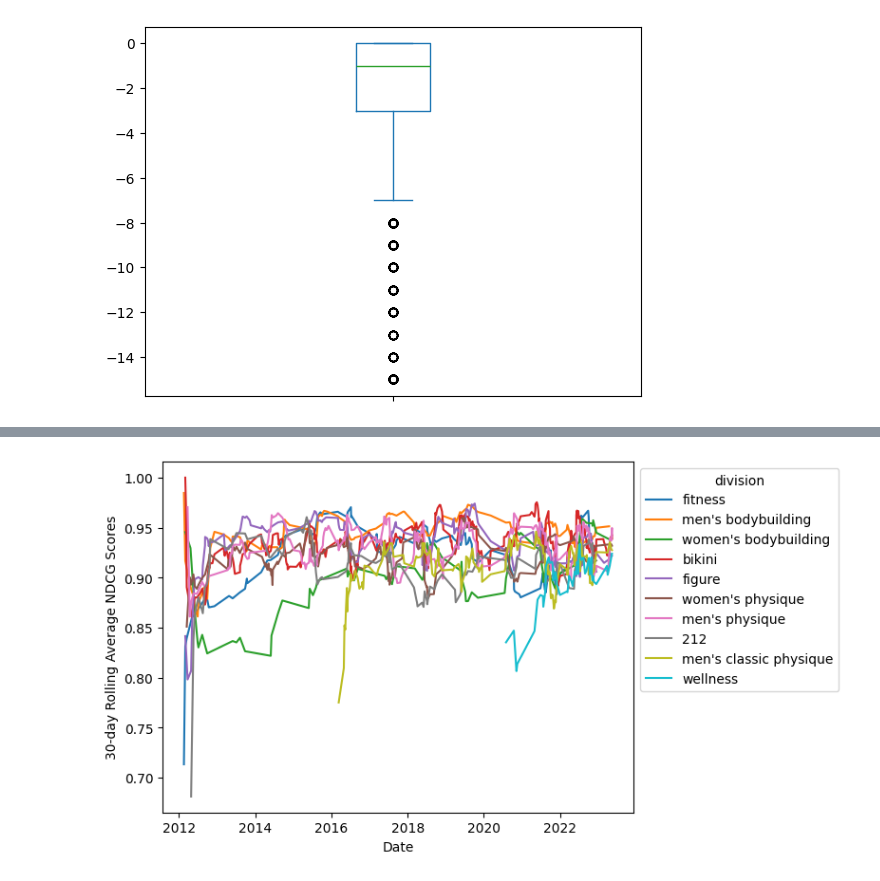
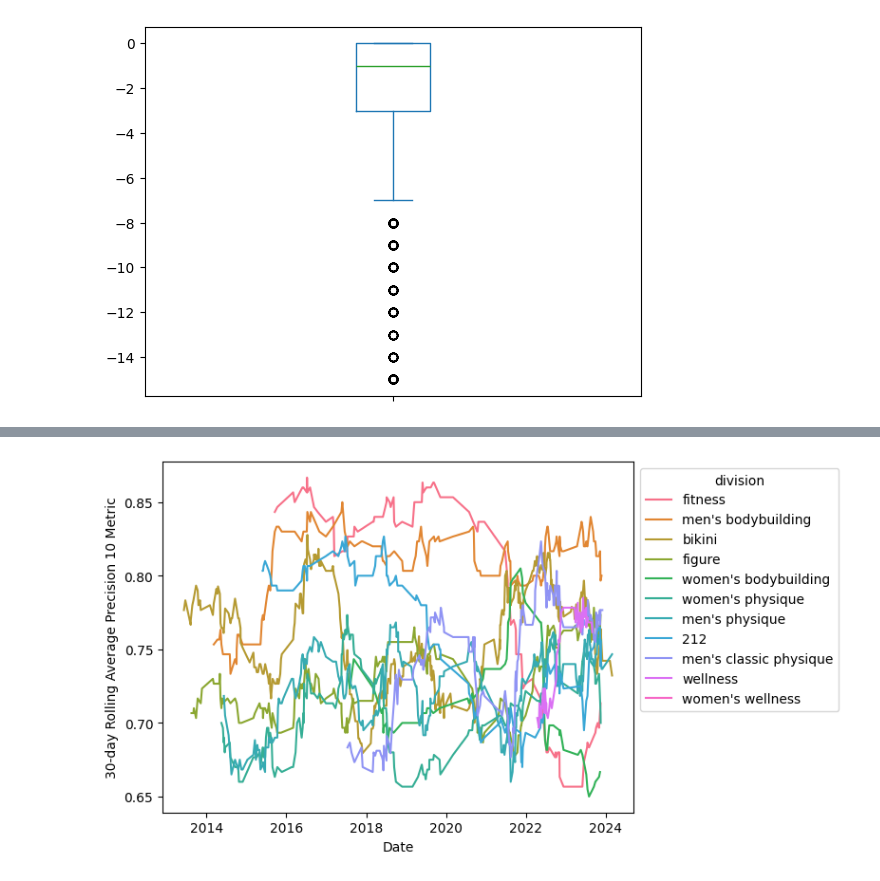
Before and after one commit to andrei-prokhorov/bodybuilding-ranking, a Jupyter notebook: elo_rating.ipynb, the cells around one changed output, grey strips where cells are left out. Saved outputs shown, nothing was run; the diff lists cells and outputs as text; code cells hidden in the pictures.

Commit message:
comparing metrics

```diff
--- a/elo_rating.ipynb
+++ b/elo_rating.ipynb
@@ -296,8 +294,6 @@ Name: count, dtype: int64
 for k in range(10, 300, 50):
     df_pro_open[f'elo_{k}_rank'] = df_pro_open.groupby(['contest_date', 'contest_name', 'division'])[f'elo_{k}_rating'].rank(ascending=False, method='first')
     df_pro_open.loc[df_pro_open[f'elo_{k}_rank'] > 16, f'elo_{k}_rank'] = 16
-df_pro_open[f'elo_rank'] = df_pro_open.groupby(['contest_date', 'contest_name', 'division'])[f'elo_rating'].rank(ascending=False, method='first')
-df_pro_open.loc[df_pro_open[f'elo_rank'] > 16, f'elo_rank'] = 16
 # %%
 df_pro_open.tail()
 # %% [output]
@@ -319,6 +315,7 @@ for div in df_pro_open['division'].unique():
     for dt in df_pro_open['contest_date'].unique():
         temp_df = df_pro_open[df_pro_open['contest_date'] == dt]
         scores = []
+        scores_random = []
         for ctst in temp_df['contest_name'].unique():
             temp_df_2 = temp_df[(temp_df['contest_name'] == ctst) & (temp_df['division'] == div)]
             temp_df_2 = temp_df_2.dropna()
@@ -327,8 +324,8 @@ for div in df_pro_open['division'].unique():
             y_true = temp_df_2['placing']
             y_predict = temp_df_2['elo_60_rank']
             scores.append(ndcg_score([y_true], [y_predict], ignore_ties=True))
+            y_predict = list(y_predict)
+            random.shuffle(y_predict)
+            scores_random.append(ndcg_score([y_true], [y_predict], ignore_ties=True))
         if scores:
-            rows_list.append({'date': dt, 'ndcg_score': sum(scores) / len(scores), 'division': div})
-
-ndcg_df = pd.DataFrame(rows_list)
-ndcg_df['30_day_rolling_avg'] = ndcg_df.groupby('division')['ndcg_score'].transform(lambda x: x.rolling(10, 1).mean())
+            rows_list.append({'date': dt, 'ndcg_score': sum(scores) / len(scores), 'ndcg_score_random': sum(scores_random) / len(scores_random), 'division': div})
@@ -335,7 +399,33 @@ ndcg_df['30_day_rolling_avg'] = ndcg_df.groupby('division')['ndcg_score'].transf
+# %%
+rows_list = []
+for div in df_pro_open['division'].unique():
+    for dt in df_pro_open['contest_date'].unique():
+        temp_df = df_pro_open[df_pro_open['contest_date'] == dt]
+        scores = []
+        scores_random = []
+        for ctst in temp_df['contest_name'].unique():
+            temp_df_2 = temp_df[(temp_df['contest_name'] == ctst) & (temp_df['division'] == div)]
+            temp_df_2 = temp_df_2.dropna()
+            if len(temp_df_2) < 2:
+                continue
+            top_10_placing = temp_df_2.sort_values(by=['placing'], ascending=True).head(10)
+            top_10_elo = temp_df_2.sort_values(by=['elo_60_rank'], ascending=True).head(10)
+            scores.append(0.1 * len(pd.merge(top_10_placing, top_10_elo, how='inner', on=['competitor_name'])))
+            top_10_random = temp_df_2.sample(frac=1).head(10)
+            scores_random.append(0.1 * len(pd.merge(top_10_placing, top_10_random, how='inner', on=['competitor_name'])))
+        if scores:
+            rows_list.append({'date': dt,
+                              'precision_10_score': sum(scores) / len(scores),
+                              'precision_10_score_random': sum(scores_random) / len(scores_random),
+                              'division': div})
+# %%
+precision_10_df = pd.DataFrame(rows_list)
+precision_10_df['30_day_rolling_avg_precision_10'] = precision_10_df.groupby('division')['precision_10_score'].transform(lambda x: x.rolling(30, 30).mean())
+precision_10_df['30_day_rolling_avg_random_precision_10'] = precision_10_df.groupby('division')['precision_10_score_random'].transform(lambda x: x.rolling(30, 30).mean())
 # %%
-ax = sns.lineplot(data=ndcg_df, x='date', y='30_day_rolling_avg', hue='division')
+ax = sns.lineplot(data=precision_10_df, x='date', y='30_day_rolling_avg_precision_10', hue='division')
 plt.xlabel('Date')
-plt.ylabel('30-day Rolling Average NDCG Scores')
+plt.ylabel('30-day Rolling Average Precision 10 Metric')
 sns.move_legend(ax, "upper left", bbox_to_anchor=(1, 1))
 # %% [output]
-[figure, old version]
+[figure, new version]
```
Also changed, not shown: parts of 10 cells of this notebook.
